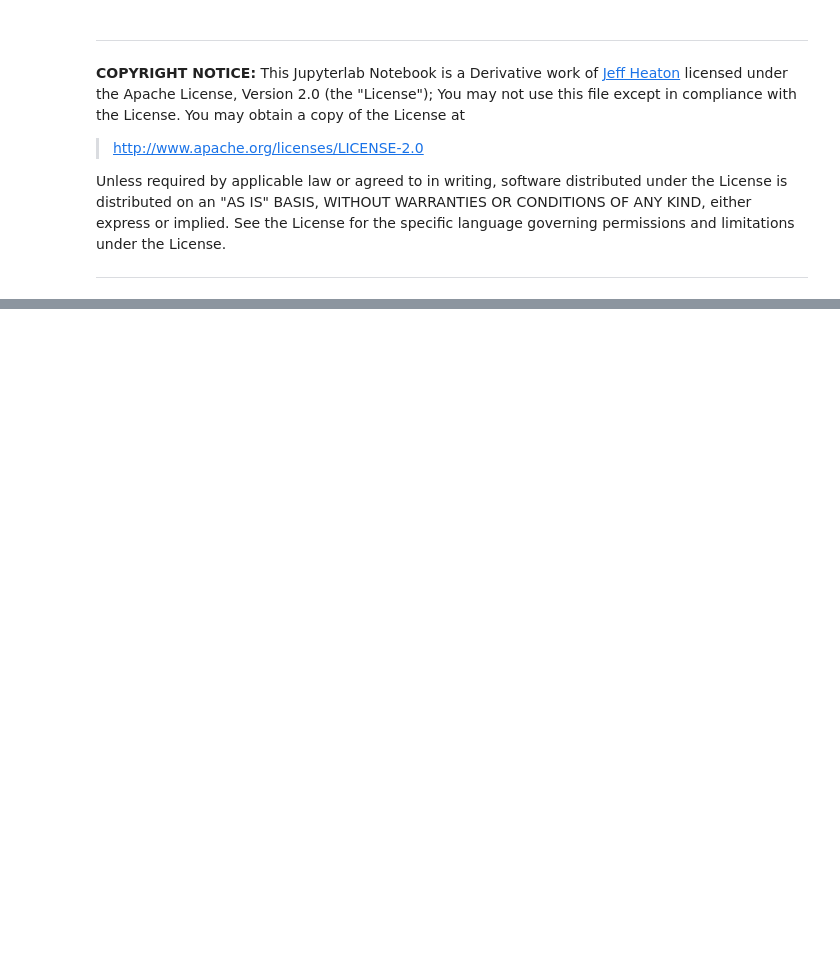
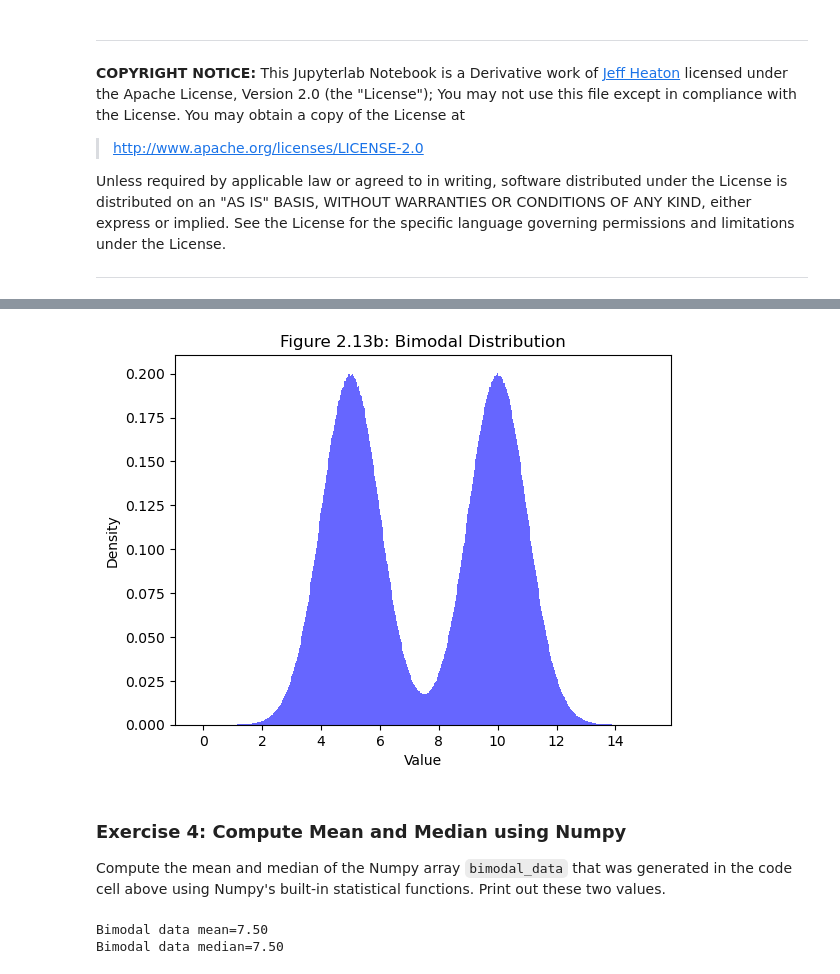
Before and after one commit to DavidSenseman/BIO5853, a Jupyter notebook: Lesson_01_5.ipynb, the cells around one changed output, grey strips where cells are left out. Drawn from its saved outputs; the diff is of its cells as text; code cells hidden in the pictures; blank space fills up the shorter version.

```diff
--- a/Lesson_01_5.ipynb
+++ b/Lesson_01_5.ipynb
@@ -463,0 +566,46 @@ When you have completed all of the code cells, and run them in sequential order
+# %%
+# Demonstration 2.13b: Biimodal distribution
+
+import numpy as np
+import matplotlib.pyplot as plt
+from scipy.stats import norm
+
+# Generate data for two normal distributions (bimodal)
+np.random.seed(42)
+data1 = np.random.normal(loc=5, scale=1, size=10000000)
+data2 = np.random.normal(loc=10, scale=1, size=10000000)
+
+# Combine the two datasets
+bimodal_data = np.concatenate([data1, data2])
+
+# Plot the histogram
+plt.hist(bimodal_data, bins=500, density=True, alpha=0.6, color='b')
+
+# Add labels and title
+plt.xlabel('Value')
+plt.ylabel('Density')
+plt.title('Figure 2.13b: Bimodal Distribution')
+
+# Show the plot
+plt.show()
+# %% [output]
+[figure, added]
+# %% [markdown]
+### **Exercise 4: Compute Mean and Median using Numpy**
+
+Compute the mean and median of the Numpy array `bimodal_data` that was generated in the code cell above using Numpy's built-in statistical functions. Print out these two values.
+# %%
+# Insert your code for Exercise 4 here
+
+import numpy as np
+
+# Compute mean and median using Numpy
+meanBimodal=np.mean(bimodal_data)
+medianBimodal=np.median(bimodal_data)
+
+# Print results
+print(f"Bimodal data mean={meanBimodal:.2f}")
+print(f"Bimodal data median={medianBimodal:.2f}")
+# %% [output]
+Bimodal data mean=7.50
+Bimodal data median=7.50
```
Also changed, not shown: parts of 175 cells of this notebook.
